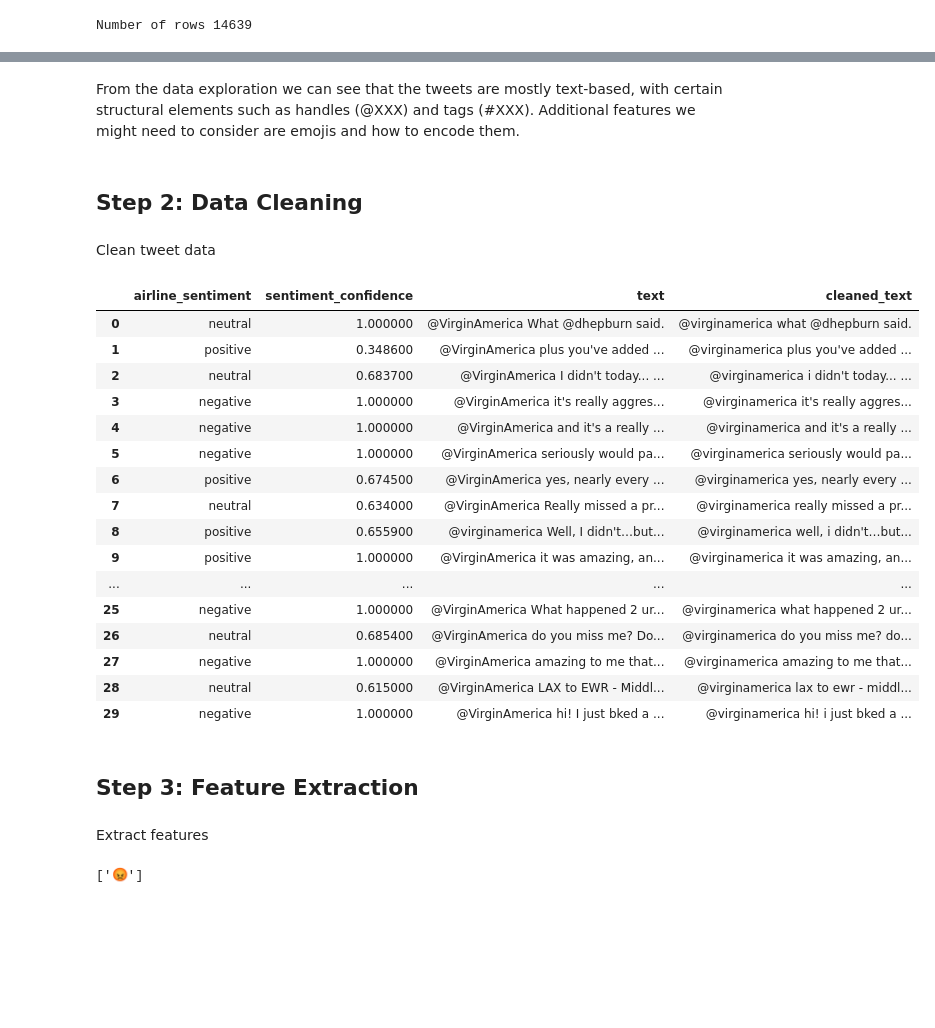
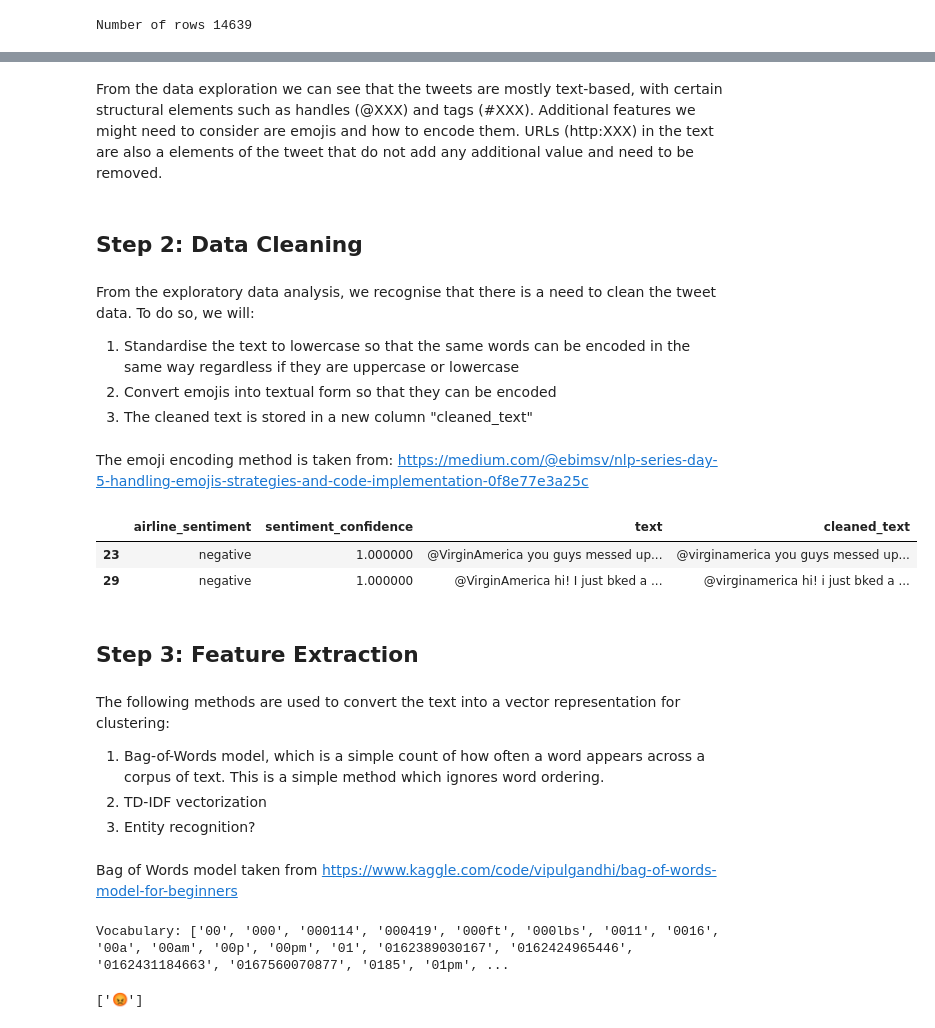
Before and after one commit to NomadZhang/MSI5001, a Jupyter notebook: main.ipynb, the cells around one changed output, grey strips where cells are left out. Saved outputs shown, nothing was run; the diff lists cells and outputs as text; code cells hidden in the pictures; blank space fills up the shorter version.

Commit message:
Added bag-of-words baseline feature extraction and clustering using k-means algorithm.

```diff
--- a/main.ipynb
+++ b/main.ipynb
@@ -74,9 +63,13 @@ styled_df
 # %% [markdown]
-From the data exploration we can see that the tweets are mostly text-based, with certain structural elements such as handles (@XXX) and tags (#XXX). Additional features we might need to consider are emojis and how to encode them.
+From the data exploration we can see that the tweets are mostly text-based, with certain structural elements such as handles (@XXX) and tags (#XXX). Additional features we might need to consider are emojis and how to encode them. URLs (http:XXX) in the text are also a elements of the tweet that do not add any additional value and need to be removed.
 # %% [markdown]
 ## Step 2: Data Cleaning
 # %% [markdown]
-Clean tweet data
+From the exploratory data analysis, we recognise that there is a need to clean the tweet data.
+To do so, we will:
+1. Standardise the text to lowercase so that the same words can be encoded in the same way regardless if they are uppercase or lowercase
+2. Convert emojis into textual form so that they can be encoded
+3. The cleaned text is stored in a new column "cleaned_text"
 # %%
 #Clean tweet data
 
@@ -84,4 +77,12 @@ Clean tweet data
 tweet_data["cleaned_text"]=tweet_data["text"].str.lower()
+# %%
+#Remove URLs from the tweets
+
+#This regex pattern matches URLs starting with http, https, or www.
+tweet_data["cleaned_text"]=tweet_data["cleaned_text"].apply(lambda x: re.sub(r'http\S+|www\S+|https\S+', '', x, flags=re.MULTILINE))
+# %% [markdown]
+The emoji encoding method is taken from:
+https://medium.com/@ebimsv/nlp-series-day-5-handling-emojis-strategies-and-code-implementation-0f8e77e3a25c
 # %%
 #convert emojis to text so that vector text encoding can pick up the sentiment
 
@@ -92,40 +93,45 @@ tweet_data["cleaned_text"]=tweet_data["cleaned_text"].apply(emoji_to_text)
 # %%
 #inspect the cleaned text
 
-# Apply CSS styling for text wrapping for the first 30 rows
-styled_df = tweet_data.head(30).style.set_properties(
+
+# Apply CSS styling for text wrapping for rows with index 23 and 29, since these have emojis
+styled_df = tweet_data.iloc[[23,29]].style.set_properties(
     **{
         'inline-size': '200px',  # Set a fixed width for the column
         'overflow-wrap': 'break-word',
         'white-space': 'normal'
     },
     subset=['cleaned_text']
 )
 
 # Display the styled DataFrame (will render as HTML in compatible environments)
 styled_df
 # %% [output]
 |  | airline_sentiment | sentiment_confidence | text | cleaned_text |
-| 0 | neutral | 1.000000 | @VirginAmerica What @dhepburn said. | @virginamerica what @dhepburn said. |
-| 1 | positive | 0.348600 | @VirginAmerica plus you've added ... | @virginamerica plus you've added ... |
-| 2 | neutral | 0.683700 | @VirginAmerica I didn't today... ... | @virginamerica i didn't today... ... |
-| 3 | negative | 1.000000 | @VirginAmerica it's really aggres... | @virginamerica it's really aggres... |
-| 4 | negative | 1.000000 | @VirginAmerica and it's a really ... | @virginamerica and it's a really ... |
-| 5 | negative | 1.000000 | @VirginAmerica seriously would pa... | @virginamerica seriously would pa... |
-| 6 | positive | 0.674500 | @VirginAmerica yes, nearly every ... | @virginamerica yes, nearly every ... |
-| 7 | neutral | 0.634000 | @VirginAmerica Really missed a pr... | @virginamerica really missed a pr... |
-| 8 | positive | 0.655900 | @virginamerica Well, I didn't…but... | @virginamerica well, i didn't…but... |
-| 9 | positive | 1.000000 | @VirginAmerica it was amazing, an... | @virginamerica it was amazing, an... |
-| ... | ... | ... | ... | ... |
-| 25 | negative | 1.000000 | @VirginAmerica What happened 2 ur... | @virginamerica what happened 2 ur... |
-| 26 | neutral | 0.685400 | @VirginAmerica do you miss me? Do... | @virginamerica do you miss me? do... |
-| 27 | negative | 1.000000 | @VirginAmerica amazing to me that... | @virginamerica amazing to me that... |
-| 28 | neutral | 0.615000 | @VirginAmerica LAX to EWR - Middl... | @virginamerica lax to ewr - middl... |
+| 23 | negative | 1.000000 | @VirginAmerica you guys messed up... | @virginamerica you guys messed up... |
 | 29 | negative | 1.000000 | @VirginAmerica hi! I just bked a ... | @virginamerica hi! i just bked a ... |
 # %%
 #
 # %% [markdown]
 ## Step 3: Feature Extraction
 # %% [markdown]
-Extract features
+The following methods are used to convert the text into a vector representation for clustering:
+1. Bag-of-Words model, which is a simple count of how often a word appears across a corpus of text. This is a simple method which ignores word ordering.
+2. TD-IDF vectorization
+3. Entity recognition?
+# %% [markdown]
+Bag of Words model taken from https://www.kaggle.com/code/vipulgandhi/bag-of-words-model-for-beginners
+# %%
+from sklearn.feature_extraction.text import CountVectorizer
+
+#Extract features
+tweets=tweet_data["cleaned_text"].tolist()
+vectorizer = CountVectorizer()
+X = vectorizer.fit_transform(tweets)
+
+#Inspect the vocabulary that was extracted, eg the unique words
+vocabulary = vectorizer.get_feature_names_out()
+print("Vocabulary:", sorted(vocabulary))
+# %% [output]
+Vocabulary: ['00', '000', '000114', '000419', '000ft', '000lbs', '0011', '0016', '00a', '00am', '00p', '00pm', '01', '0162389030167', '0162424965446', '0162431184663', '0167560070877', '0185', '01pm', ...
 # %%
```
Also changed, not shown: parts of 10 cells of this notebook.
